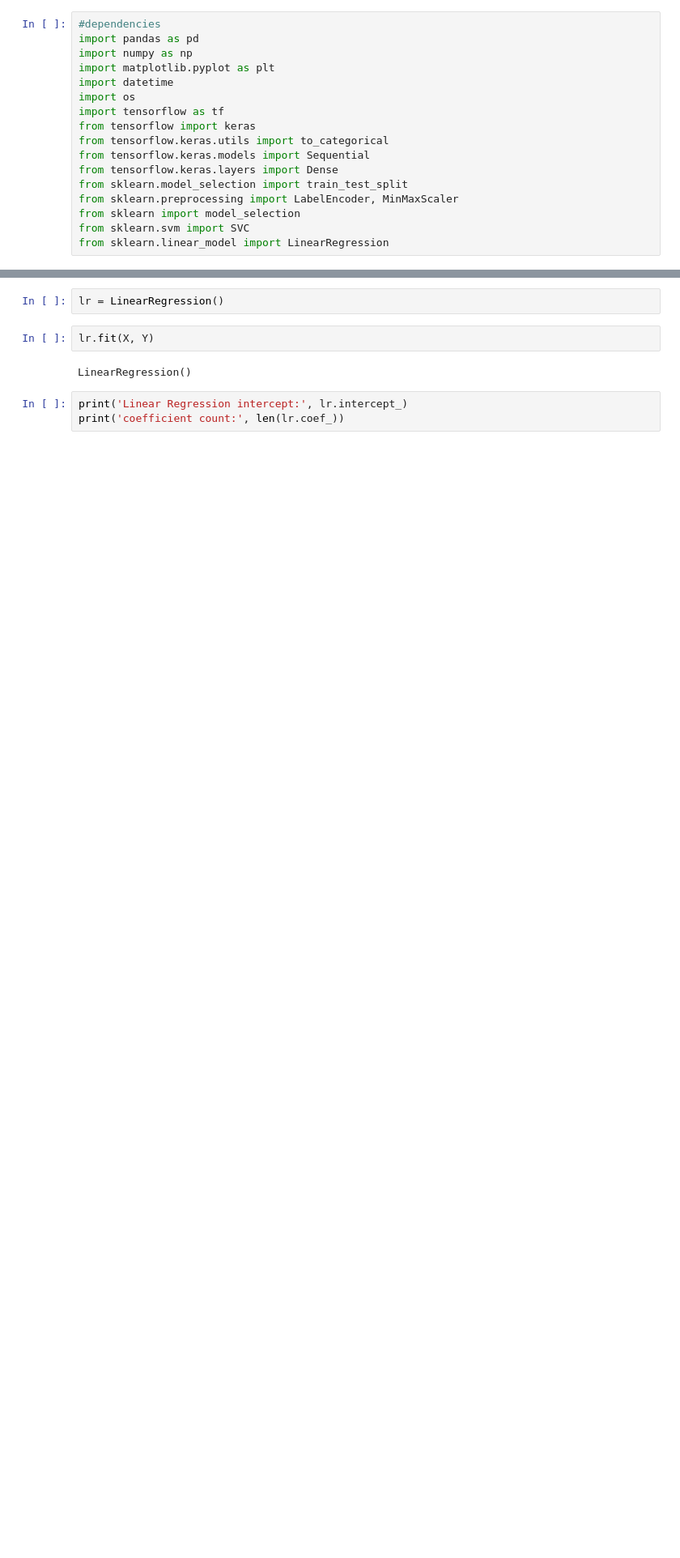
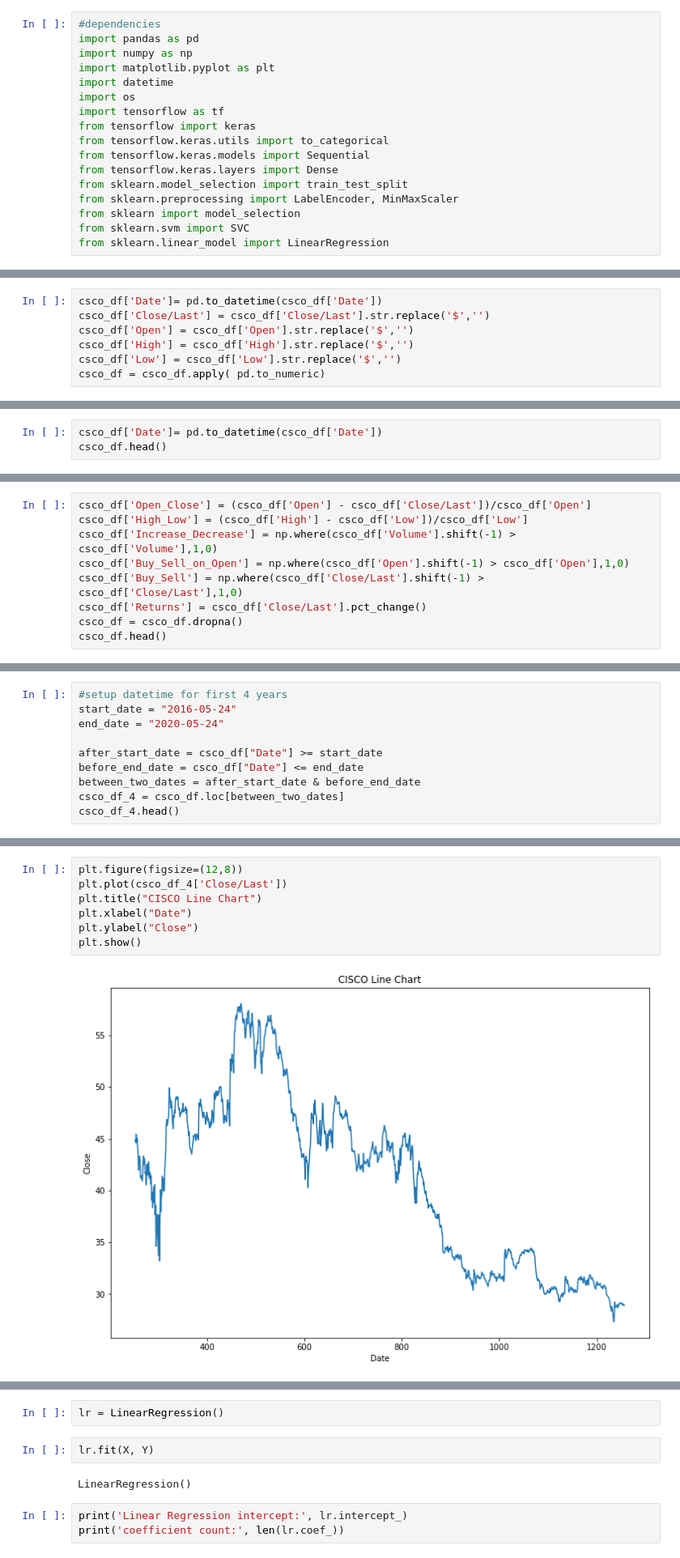
Before and after one commit to databootcamp-final-project/group4-final-project, a Jupyter notebook: CSCO.ipynb, the cells around one changed output, grey strips where cells are left out. Shown at 81% size. Drawn from its saved outputs; the diff is of its cells as text; blank space fills up the shorter version.

```diff
--- a/CSCO.ipynb
+++ b/CSCO.ipynb
@@ -137,0 +37,7 @@ from sklearn.linear_model import LinearRegression
+# %%
+csco_df['Date']= pd.to_datetime(csco_df['Date'])
+csco_df['Close/Last'] = csco_df['Close/Last'].str.replace('$','')
+csco_df['Open'] = csco_df['Open'].str.replace('$','')
+csco_df['High'] = csco_df['High'].str.replace('$','')
+csco_df['Low'] = csco_df['Low'].str.replace('$','')
+csco_df = csco_df.apply( pd.to_numeric)
@@ -137,0 +46,3 @@ from sklearn.linear_model import LinearRegression
+# %%
+csco_df['Date']= pd.to_datetime(csco_df['Date'])
+csco_df.head()
@@ -137,0 +58,9 @@ from sklearn.linear_model import LinearRegression
+# %%
+csco_df['Open_Close'] = (csco_df['Open'] - csco_df['Close/Last'])/csco_df['Open']
+csco_df['High_Low'] = (csco_df['High'] - csco_df['Low'])/csco_df['Low']
+csco_df['Increase_Decrease'] = np.where(csco_df['Volume'].shift(-1) > csco_df['Volume'],1,0)
+csco_df['Buy_Sell_on_Open'] = np.where(csco_df['Open'].shift(-1) > csco_df['Open'],1,0)
+csco_df['Buy_Sell'] = np.where(csco_df['Close/Last'].shift(-1) > csco_df['Close/Last'],1,0)
+csco_df['Returns'] = csco_df['Close/Last'].pct_change()
+csco_df = csco_df.dropna()
+csco_df.head()
@@ -137,0 +76,10 @@ from sklearn.linear_model import LinearRegression
+# %%
+#setup datetime for first 4 years
+start_date = "2016-05-24"
+end_date = "2020-05-24"
+
+after_start_date = csco_df["Date"] >= start_date
+before_end_date = csco_df["Date"] <= end_date
+between_two_dates = after_start_date & before_end_date
+csco_df_4 = csco_df.loc[between_two_dates]
+csco_df_4.head()
@@ -137,0 +114,9 @@ from sklearn.linear_model import LinearRegression
+# %%
+plt.figure(figsize=(12,8))
+plt.plot(csco_df_4['Close/Last'])
+plt.title("CISCO Line Chart")
+plt.xlabel("Date")
+plt.ylabel("Close")
+plt.show()
+# %% [output]
+[figure, added]
```
Also changed, not shown: parts of 50 cells of this notebook, 10 other files.
